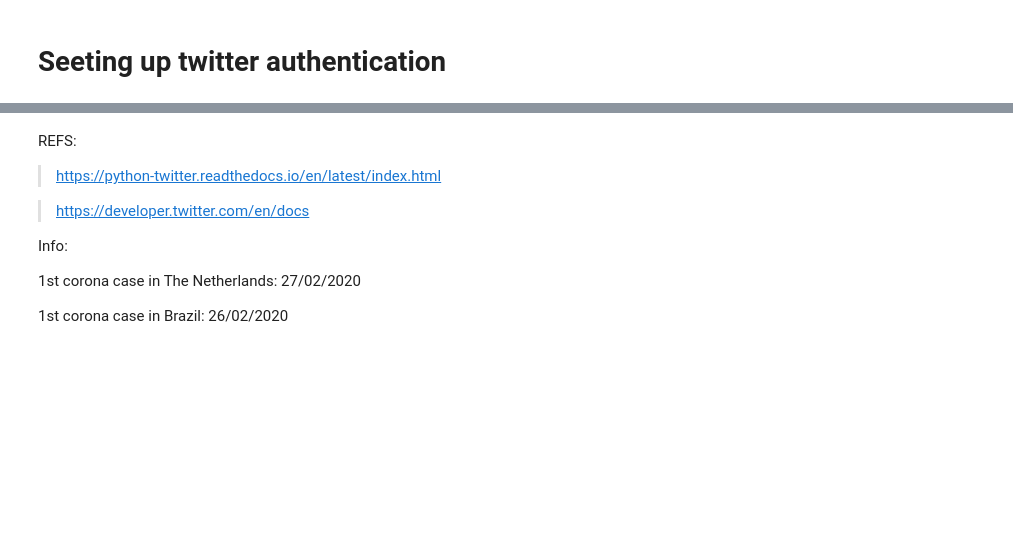
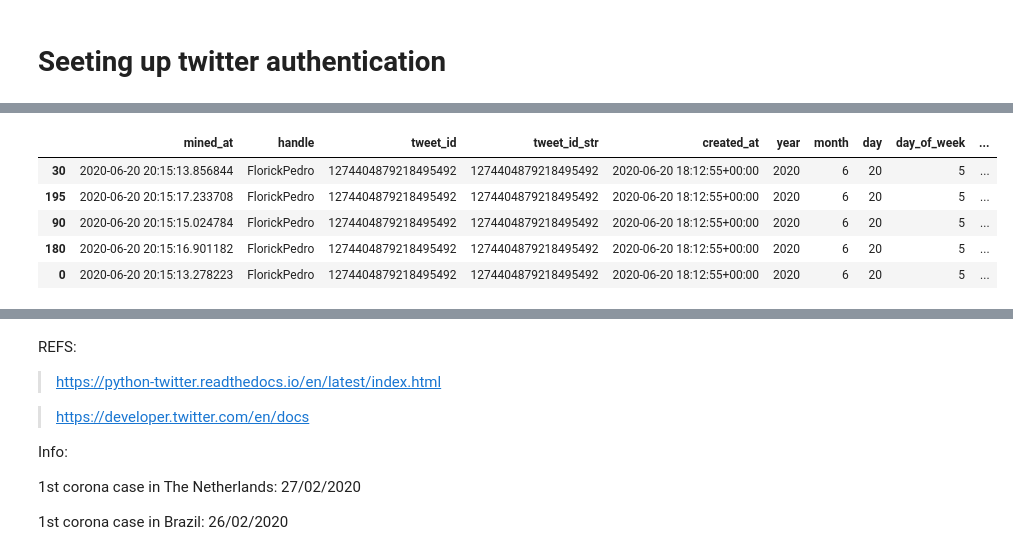
Before and after one commit to dpbac/twitter_analysis_online_grocery_NL, a Jupyter notebook: notebooks/01-collecting_and_saving_tweets.ipynb, the cells around one changed output, grey strips where cells are left out. Cells and saved outputs as stored; diff of their text form; code cells hidden in the pictures; blank space fills up the shorter version.

```diff
--- a/notebooks/01-collecting_and_saving_tweets.ipynb
+++ b/notebooks/01-collecting_and_saving_tweets.ipynb
@@ -12,10 +12,10 @@ TodaysDate = time.strftime("%Y-%m-%d-%H-%M")
 # %% [markdown]
 # Seeting up twitter authentication
 # %%
-consumer_key = config.consumer_key
-consumer_secret = config.consumer_secret
-access_token = config.access_token
-access_token_secret = config.access_token_secret
+consumer_key = private_twitter_credentials.consumer_key
+consumer_secret = private_twitter_credentials.consumer_secret
+access_token = private_twitter_credentials.access_token
+access_token_secret = private_twitter_credentials.access_token_secret
 
 api = twitter.Api(
     consumer_key         =   consumer_key,
@@ -26,0 +248,3 @@ api = twitter.Api(
+# %%
+raw_query="q=jairbolsonaro%2C%20corona%2C%20covid&src=typed_query"
+search_bolsonaro_covid = TweetMiner.search_tweets(max_pages = 15, count = 20, raw_query = raw_query, result_type = 'mixed')
@@ -26,0 +266,11 @@ api = twitter.Api(
+# %%
+df_search_bolsonaro_corona = processing_and_saving(pd.DataFrame(search_bolsonaro_covid),"search_bolsonaro_corona")
+# %%
+df_search_bolsonaro_corona.tail()
+# %% [output]
+|  | mined_at | handle | tweet_id | tweet_id_str | created_at | year | month | day | day_of_week | ... |
+| 30 | 2020-06-20 20:15:13.856844 | FlorickPedro | 1274404879218495492 | 1274404879218495492 | 2020-06-20 18:12:55+00:00 | 2020 | 6 | 20 | 5 | ... |
+| 195 | 2020-06-20 20:15:17.233708 | FlorickPedro | 1274404879218495492 | 1274404879218495492 | 2020-06-20 18:12:55+00:00 | 2020 | 6 | 20 | 5 | ... |
+| 90 | 2020-06-20 20:15:15.024784 | FlorickPedro | 1274404879218495492 | 1274404879218495492 | 2020-06-20 18:12:55+00:00 | 2020 | 6 | 20 | 5 | ... |
+| 180 | 2020-06-20 20:15:16.901182 | FlorickPedro | 1274404879218495492 | 1274404879218495492 | 2020-06-20 18:12:55+00:00 | 2020 | 6 | 20 | 5 | ... |
+| 0 | 2020-06-20 20:15:13.278223 | FlorickPedro | 1274404879218495492 | 1274404879218495492 | 2020-06-20 18:12:55+00:00 | 2020 | 6 | 20 | 5 | ... |
```
Also changed, not shown: parts of 15 cells of this notebook, 2 other files.
